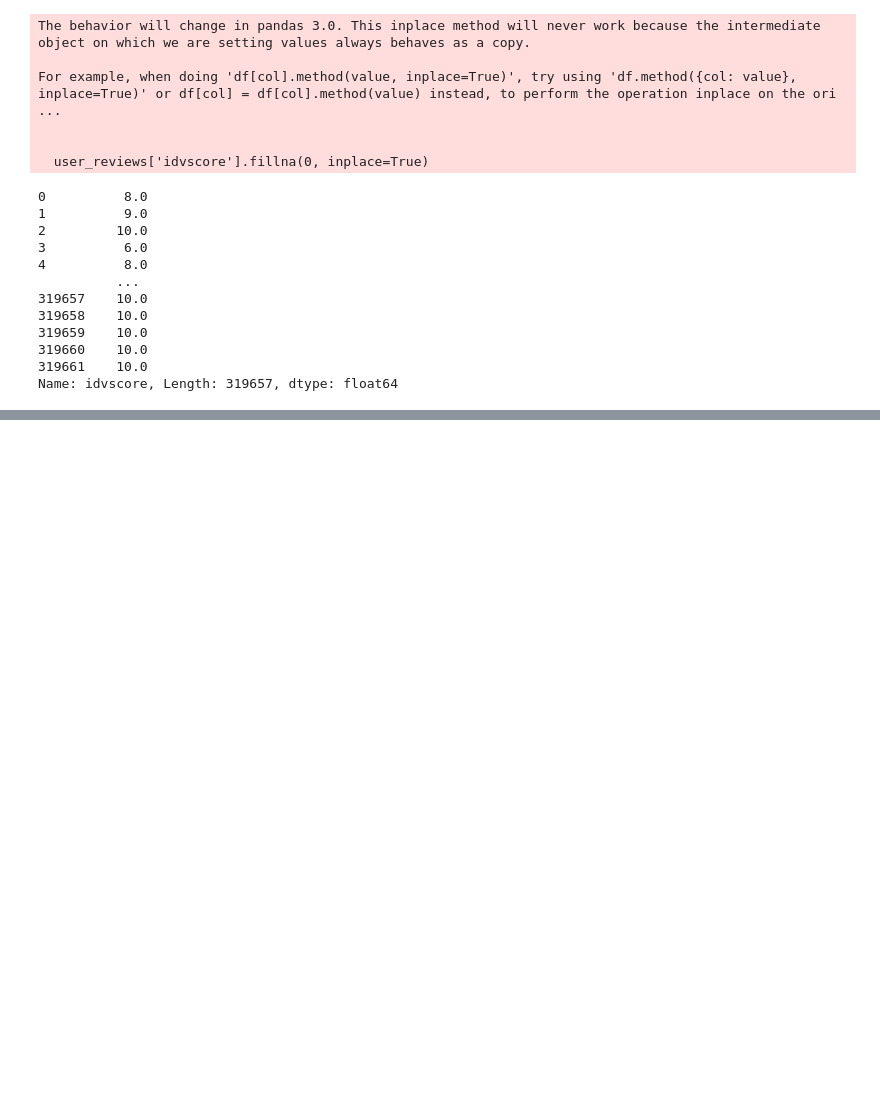
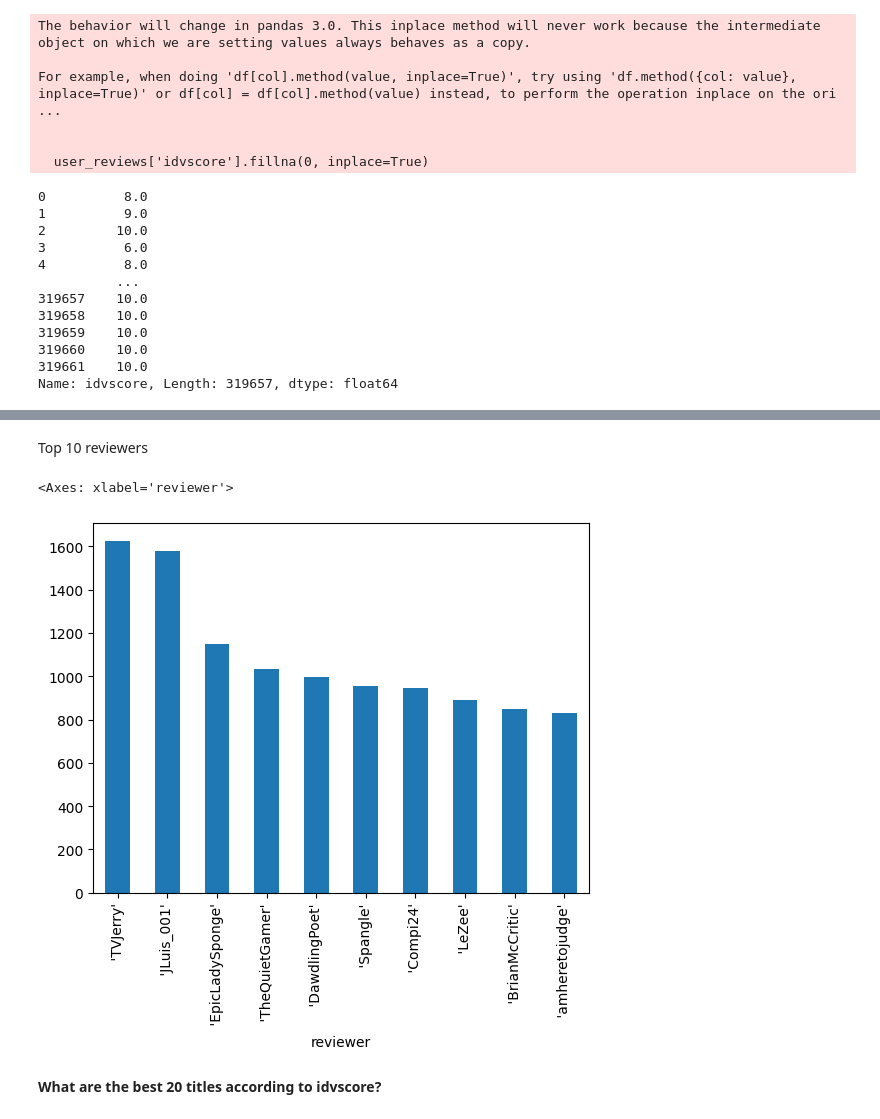
Before and after one commit to vanestoica/AI4business, a Jupyter notebook: moviedata.ipynb, the cells around one changed output, grey strips where cells are left out. Saved outputs shown, nothing was run; the diff lists cells and outputs as text; code cells hidden in the pictures; blank space fills up the shorter version.

```diff
--- a/moviedata.ipynb
+++ b/moviedata.ipynb
@@ -632,0 +513,12 @@ user_reviews.describe()
+# %% [markdown]
+Top 10 reviewers
+# %%
+exclude_reviewer = 'Username not provided' # excluding the reviews with a missing username
+filtered_counts = user_reviews['reviewer'][user_reviews['reviewer'] != exclude_reviewer].value_counts() # filtering out the reviews wih missing username from the value counts
+
+filtered_counts.head(10).plot(kind='bar') # plotting top 10 reviewers
+# %% [output]
+<Axes: xlabel='reviewer'>
+[figure, added]
+# %% [markdown]
+**What are the best 20 titles according to idvscore?**
```
Also changed, not shown: parts of 71 cells of this notebook.
